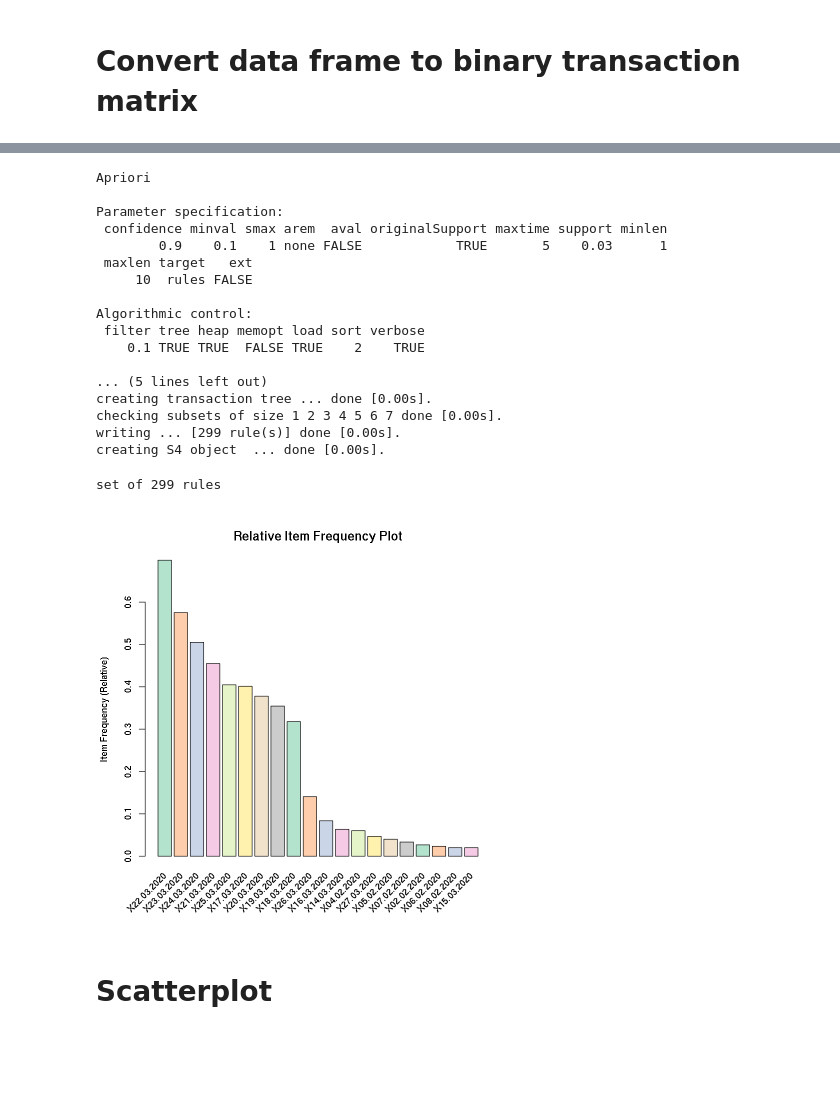
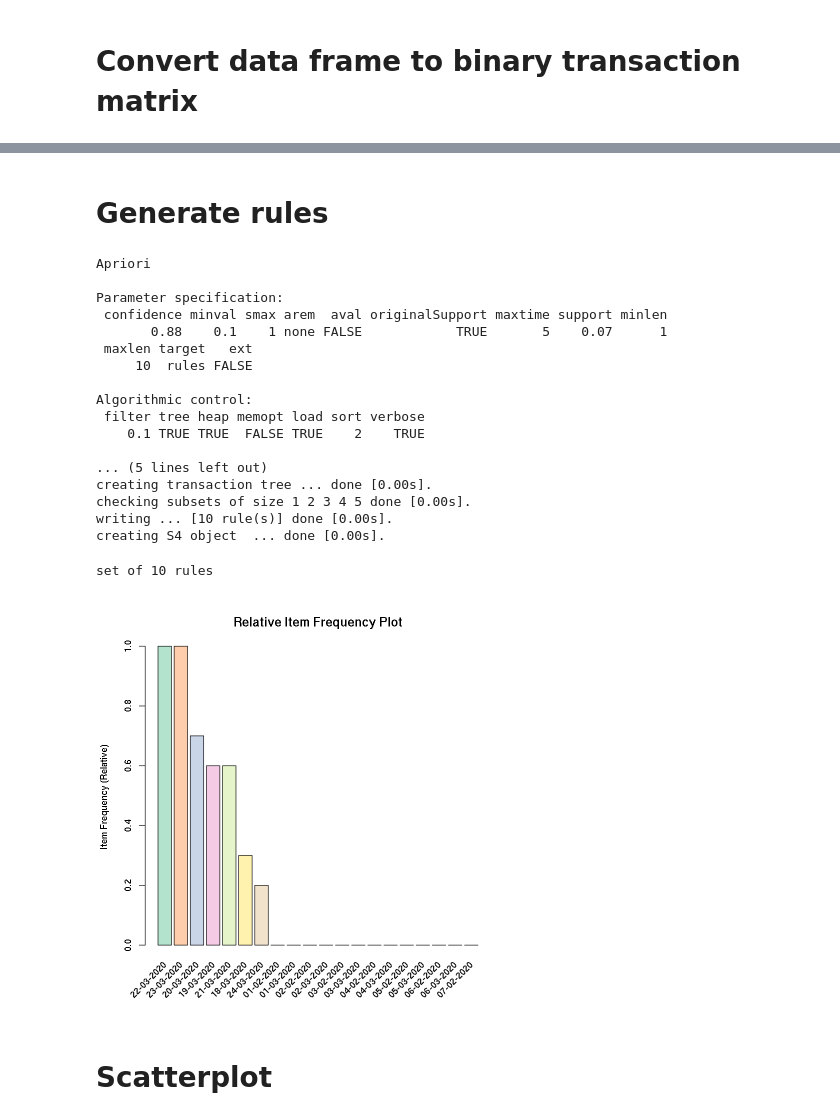
Before and after one commit to apetkau/comp7944-project, a Jupyter notebook: analysis/geo-date/geo_date_mining.ipynb, the cells around one changed output, grey strips where cells are left out. Drawn from its saved outputs; the diff is of its cells as text; code cells hidden in the pictures; blank space fills up the shorter version.

```diff
--- a/analysis/geo-date/geo_date_mining.ipynb
+++ b/analysis/geo-date/geo_date_mining.ipynb
@@ -55,37 +76,39 @@ sizes
 1    Aa en Hunze, Drenthe, Netherlands
 2 Aalsmeer, North Holland, Netherlands
 3      Aalten, Gelderland, Netherlands
+# %% [markdown]
+# Generate rules
 # %%
 #data(location_data)
-location_rules <- apriori(location_data_transactions, parameter=list(support=0.03, confidence=0.9))
+location_rules <- apriori(location_data_transactions, parameter=list(support=0.07, confidence=0.88))
 location_rules
 
 arules::itemFrequencyPlot(items(location_rules),
     topN=20,
     col=brewer.pal(8,'Pastel2'),
     main='Relative Item Frequency Plot',
     type="relative",
     ylab="Item Frequency (Relative)")
 # %% [output]
 Apriori
 
 Parameter specification:
  confidence minval smax arem  aval originalSupport maxtime support minlen
-        0.9    0.1    1 none FALSE            TRUE       5    0.03      1
+       0.88    0.1    1 none FALSE            TRUE       5    0.07      1
  maxlen target   ext
      10  rules FALSE
 
 Algorithmic control:
  filter tree heap memopt load sort verbose
     0.1 TRUE TRUE  FALSE TRUE    2    TRUE
 
 ... (5 lines left out)
 creating transaction tree ... done [0.00s].
-checking subsets of size 1 2 3 4 5 6 7 done [0.00s].
-writing ... [299 rule(s)] done [0.00s].
+checking subsets of size 1 2 3 4 5 done [0.00s].
+writing ... [10 rule(s)] done [0.00s].
 creating S4 object  ... done [0.00s].
-set of 299 rules
+set of 10 rules
-[figure, old version]
+[figure, new version]
 # %% [markdown]
 # Scatterplot
 # %%
```
Also changed, not shown: parts of 16 cells of this notebook, 1 other file.
